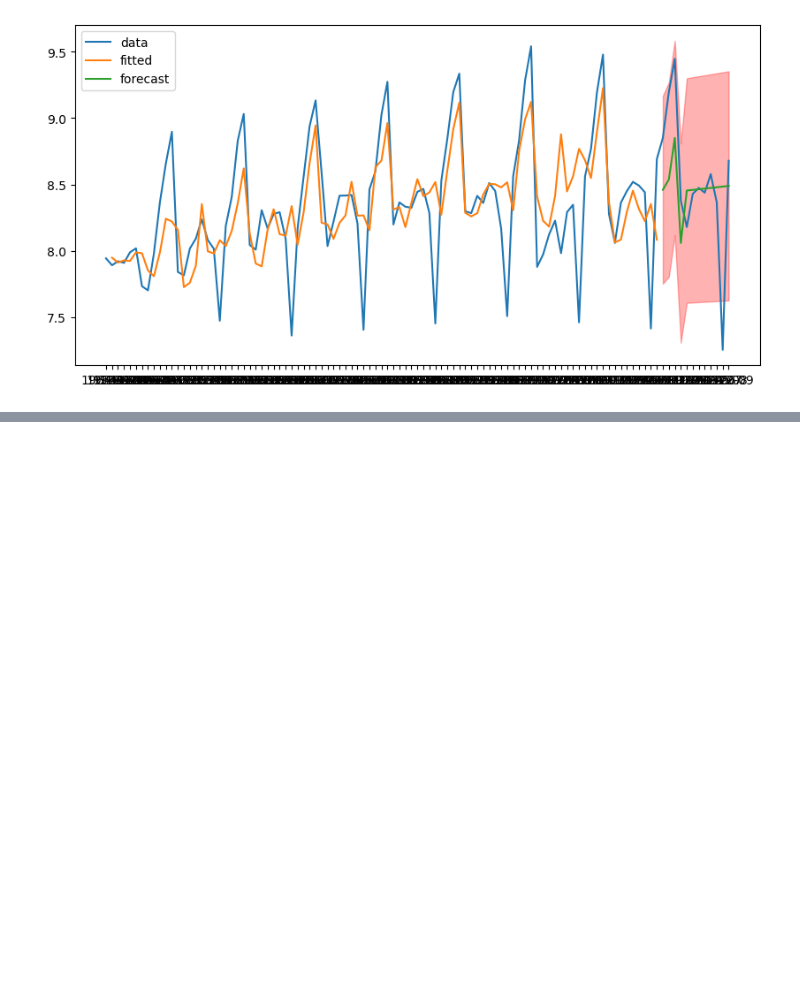
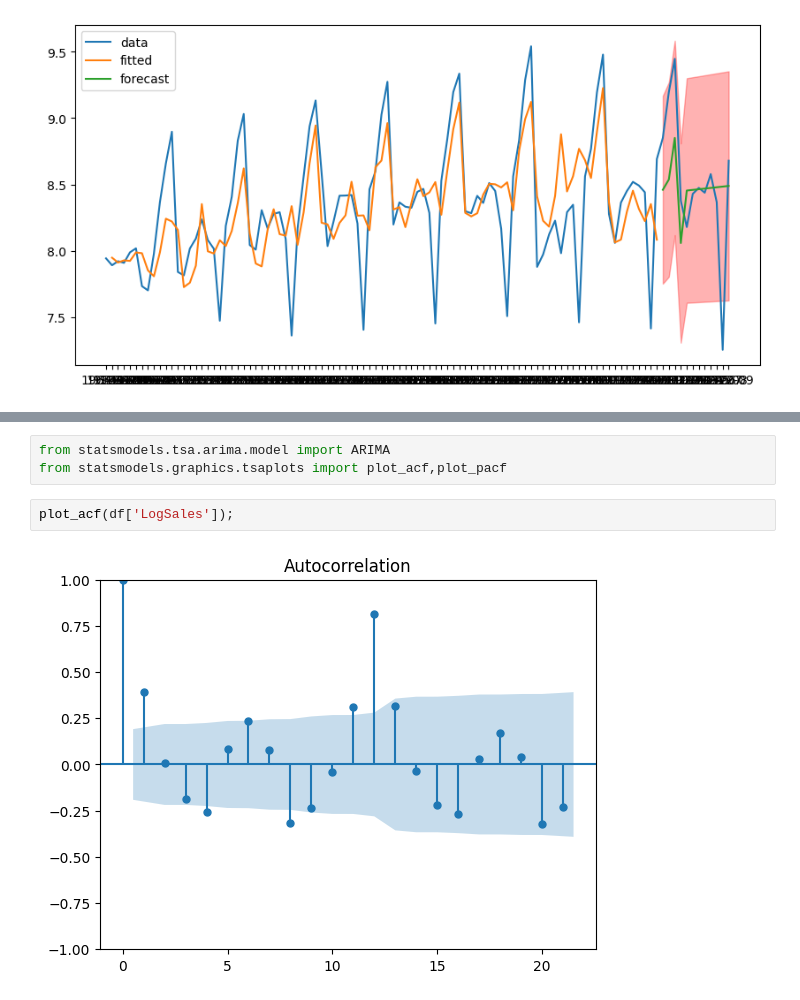
Before and after one commit to yeesem/Time-Series-Data-Analysis, a Jupyter notebook: ARIMA_Champagne.ipynb, the cells around one changed output, grey strips where cells are left out. Drawn from its saved outputs; the diff is of its cells as text; blank space fills up the shorter version.

```diff
--- a/ARIMA_Champagne.ipynb
+++ b/ARIMA_Champagne.ipynb
@@ -251,0 +253,7 @@ r2_score(test['Sales'],test_pred)
+# %%
+from statsmodels.tsa.arima.model import ARIMA
+from statsmodels.graphics.tsaplots import plot_acf,plot_pacf
+# %%
+plot_acf(df['LogSales']);
+# %% [output]
+[figure, added]
```
Also changed, not shown: parts of 15 cells of this notebook.
